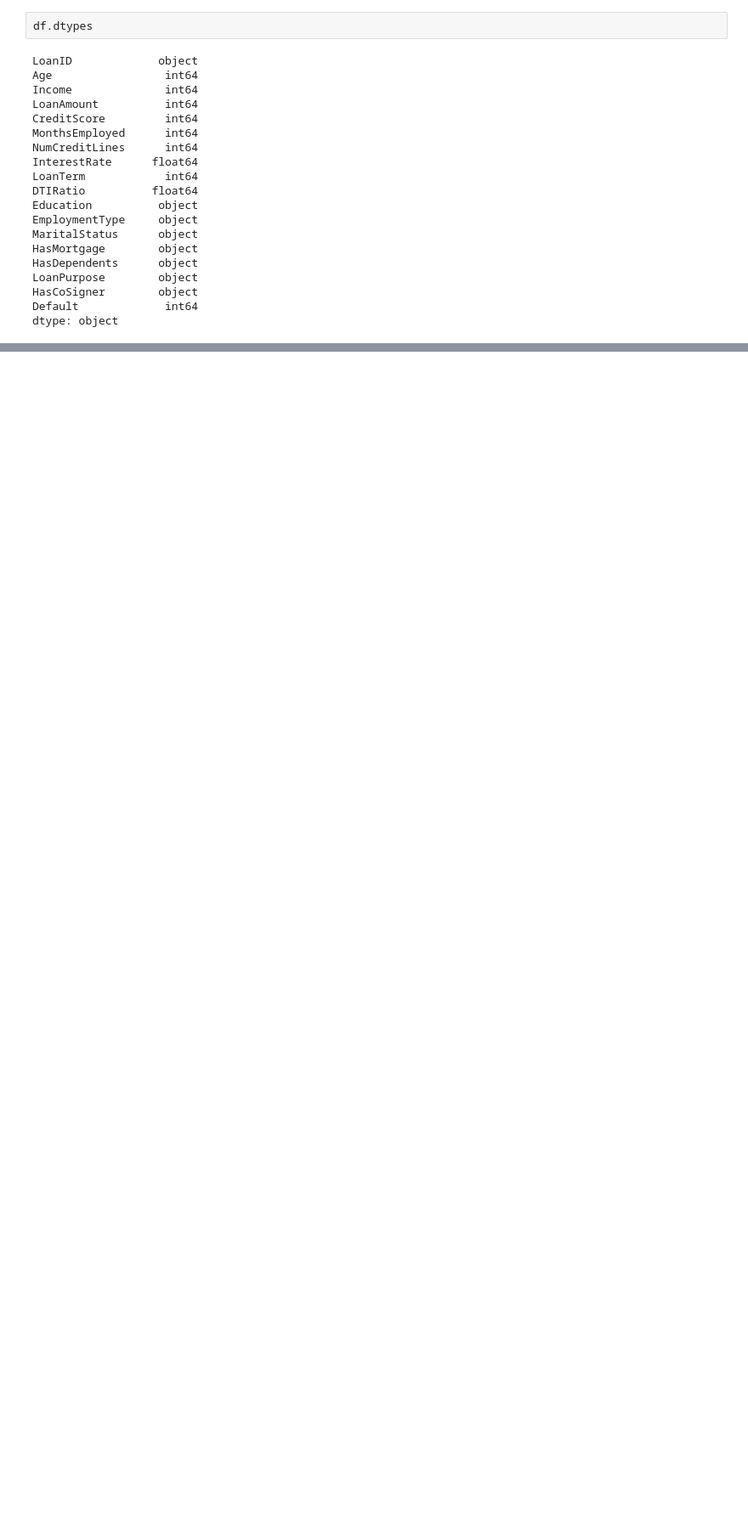
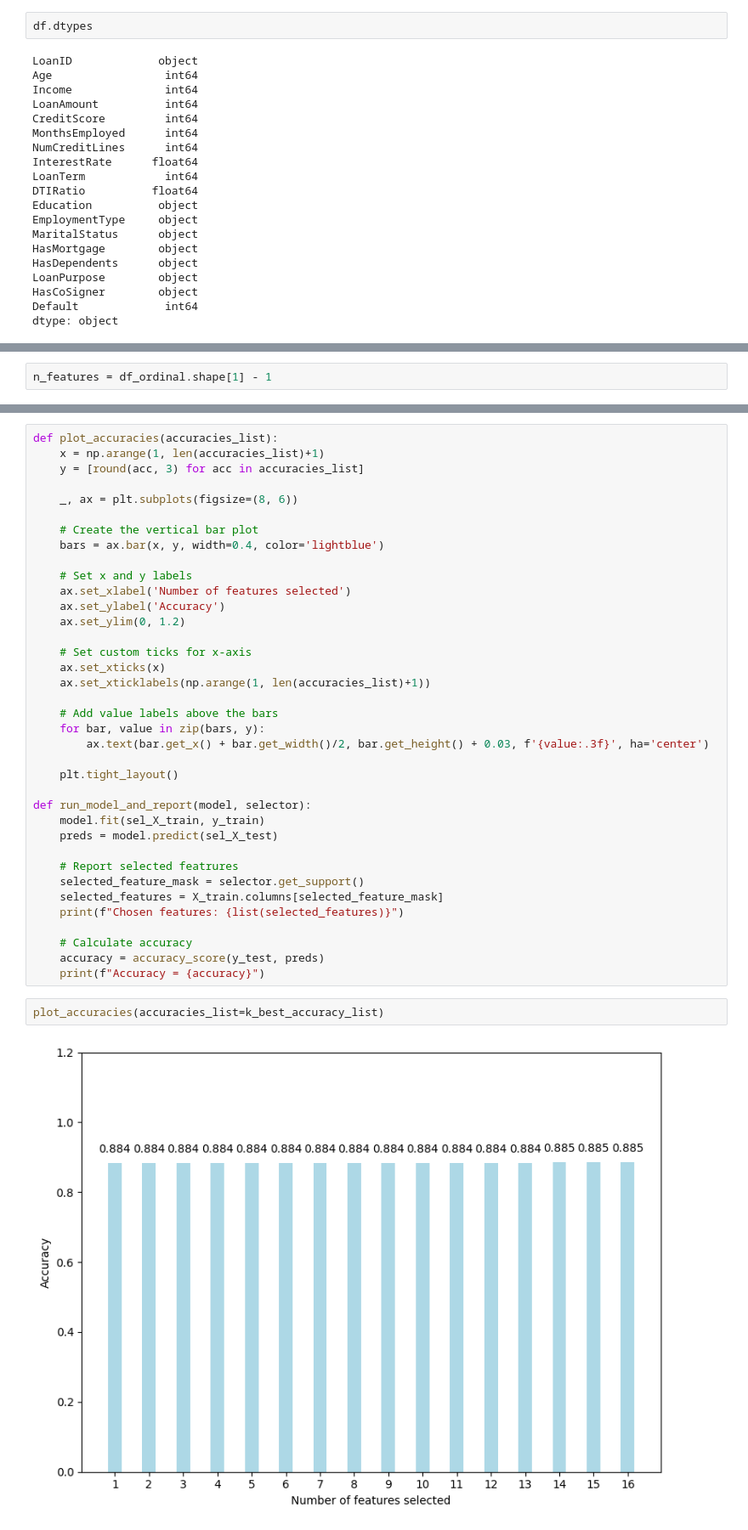
Before and after one commit to jwinn19464/DataSci-Project, a Jupyter notebook: proj_preprocessing.ipynb, the cells around one changed output, grey strips where cells are left out. Shown at 85% size. Cells and saved outputs as stored; diff of their text form; blank space fills up the shorter version.

```diff
--- a/proj_preprocessing.ipynb
+++ b/proj_preprocessing.ipynb
@@ -272,0 +277,2 @@ df_encoded.to_csv('./preprocessed_data.csv')
+# %%
+n_features = df_ordinal.shape[1] - 1
@@ -272,0 +305,41 @@ df_encoded.to_csv('./preprocessed_data.csv')
+# %%
+def plot_accuracies(accuracies_list):
+    x = np.arange(1, len(accuracies_list)+1)
+    y = [round(acc, 3) for acc in accuracies_list]
+
+    _, ax = plt.subplots(figsize=(8, 6))
+
+    # Create the vertical bar plot
+    bars = ax.bar(x, y, width=0.4, color='lightblue')
+
+    # Set x and y labels
+    ax.set_xlabel('Number of features selected')
+    ax.set_ylabel('Accuracy')
+    ax.set_ylim(0, 1.2)
+
+    # Set custom ticks for x-axis
+    ax.set_xticks(x)
+    ax.set_xticklabels(np.arange(1, len(accuracies_list)+1))
+
+    # Add value labels above the bars
+    for bar, value in zip(bars, y):
+        ax.text(bar.get_x() + bar.get_width()/2, bar.get_height() + 0.03, f'{value:.3f}', ha='center')
+
+    plt.tight_layout()
+
+def run_model_and_report(model, selector):
+    model.fit(sel_X_train, y_train)
+    preds = model.predict(sel_X_test)
+
+    # Report selected featrures
+    selected_feature_mask = selector.get_support()
+    selected_features = X_train.columns[selected_feature_mask]
+    print(f"Chosen features: {list(selected_features)}")
+
+    # Calculate accuracy
+    accuracy = accuracy_score(y_test, preds)
+    print(f"Accuracy = {accuracy}")
+# %%
+plot_accuracies(accuracies_list=k_best_accuracy_list)
+# %% [output]
+[figure, added]
```
Also changed, not shown: parts of 21 cells of this notebook.
